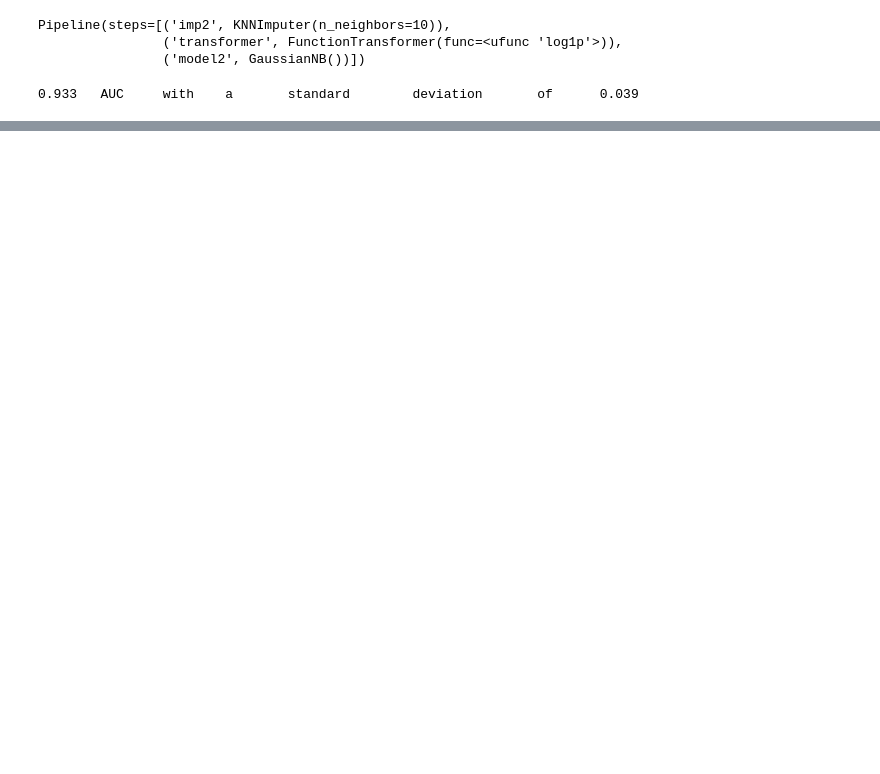
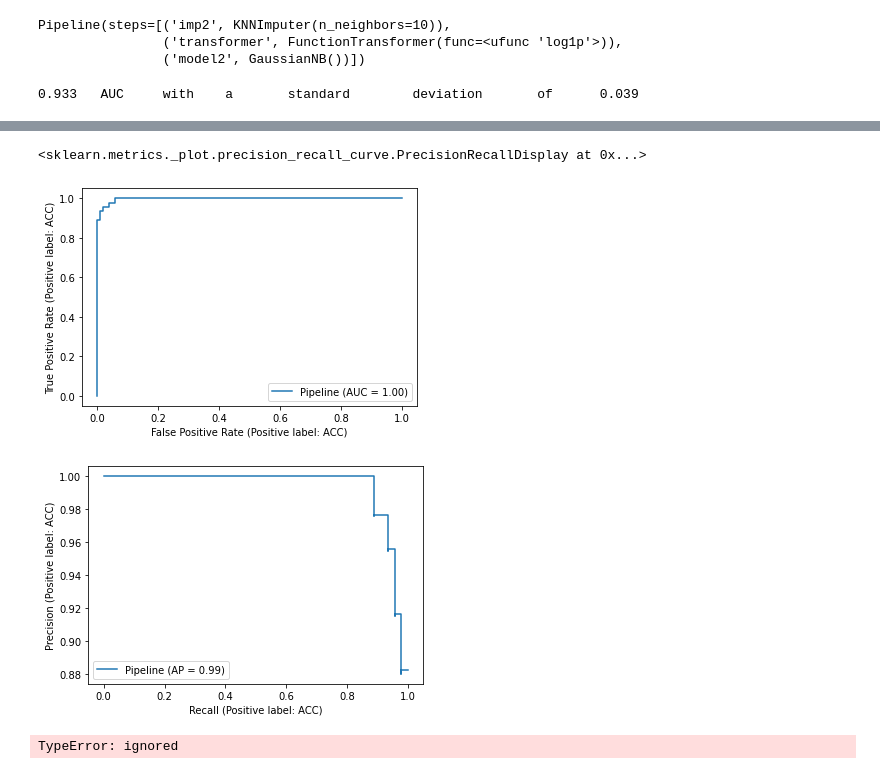
Before and after one commit to Flonsbob/Floris-van-Eisden---Exam---Applied-Statistics-and-Modeling, a Jupyter notebook: Exam_assignment_Final_version.ipynb, the cells around one changed output, grey strips where cells are left out. Saved outputs shown, nothing was run; the diff lists cells and outputs as text; code cells hidden in the pictures; blank space fills up the shorter version.

```diff
--- a/Exam_assignment_Final_version.ipynb
+++ b/Exam_assignment_Final_version.ipynb
@@ -234,0 +304,3 @@ score_model(pipe2,X,y)
+# %%
+# Set the C parameter of model4 to 10 ** 0
+pipe4.set_params(model4__C = 1)
@@ -234,0 +320,2 @@ score_model(pipe2,X,y)
+# %%
+model4.fit(X,y)
@@ -234,0 +351,9 @@ score_model(pipe2,X,y)
+# %%
+#Plots ROC curve for pipe4
+pipe4[-1].coef_
+RocCurveDisplay.from_estimator(pipe4, X, y)
+PrecisionRecallDisplay.from_estimator(pipe4, X, y)
+# %% [output]
+<sklearn.metrics._plot.precision_recall_curve.PrecisionRecallDisplay at 0x...>
+[figure, added]
+[figure, added]
@@ -234,0 +364,11 @@ score_model(pipe2,X,y)
+# %%
+X, y = make_classification()
+>>> X_train, X_test, y_train, y_test = train_test_split(
+...     X, y,)
+>>> clf = SVC(pipe4).fit(X_train, y_train)
+>>> RocCurveDisplay.from_estimator(
+...    clf, X_test, y_test)
+...
+>>> plt.show()
+# %% [output]
+TypeError: ignored
```
Also changed, not shown: parts of 40 cells of this notebook.
